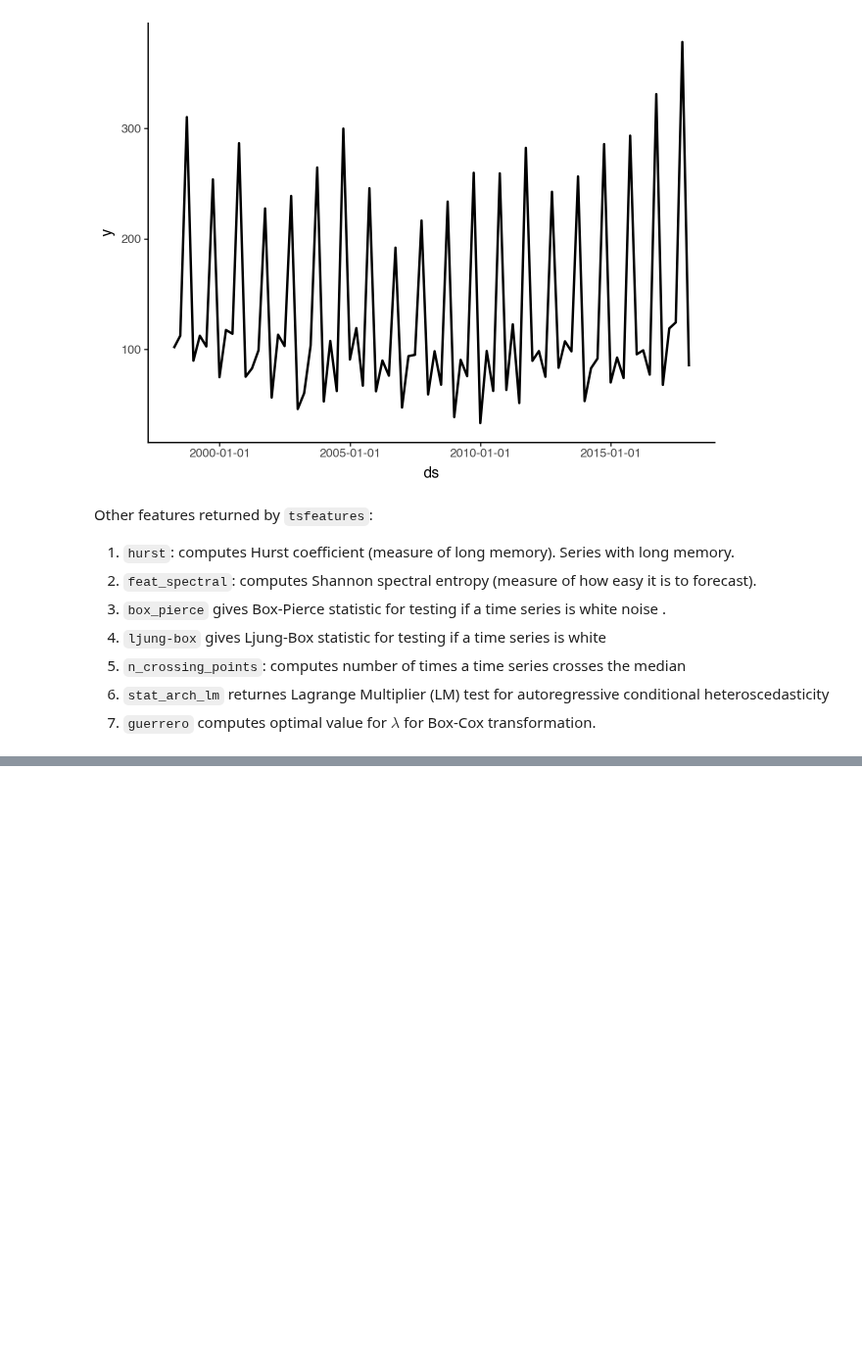
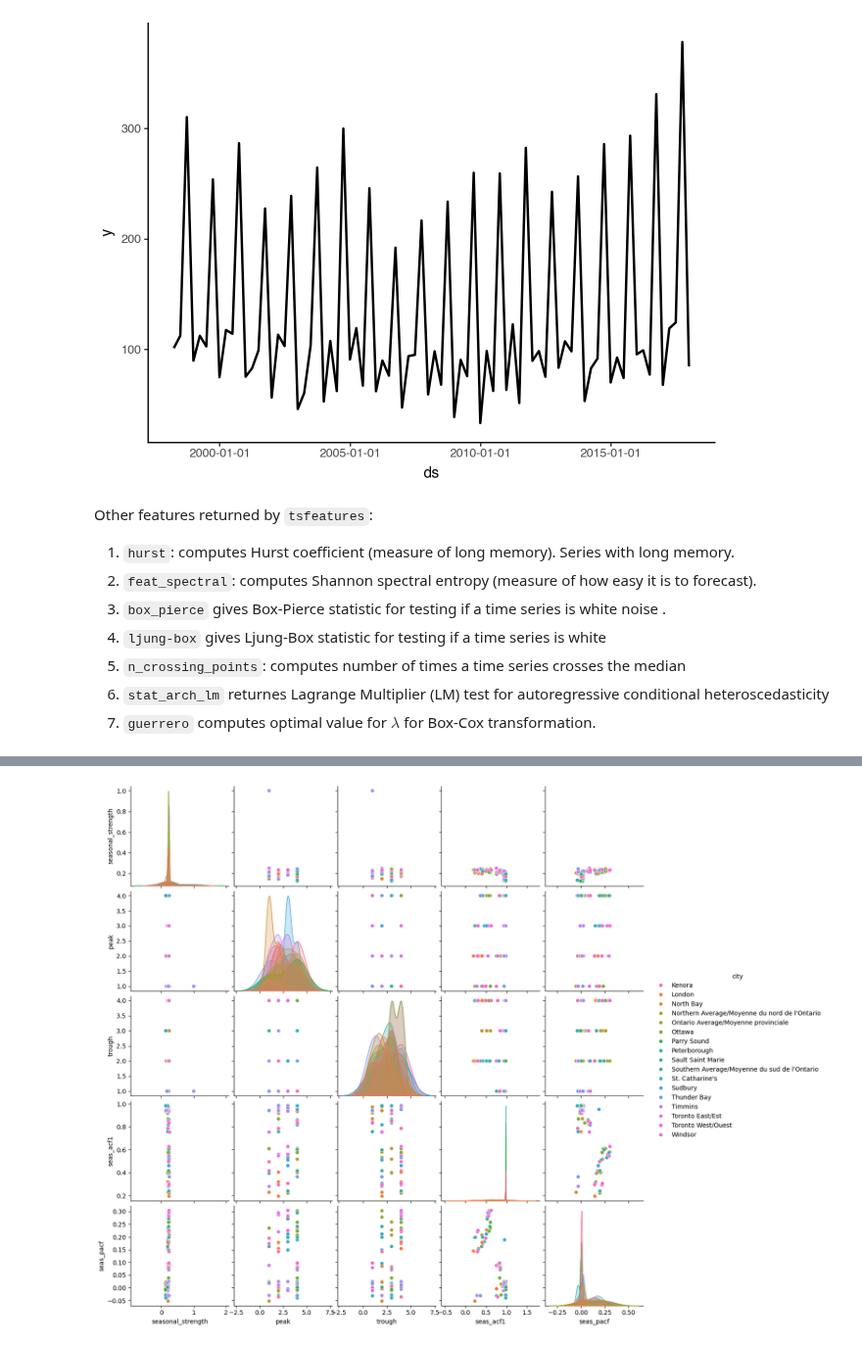
Before and after one commit to sebsciarra/gas_pump_prices, a Jupyter notebook: notebooks/chap4_time_series_features.ipynb, the cells around one changed output, grey strips where cells are left out. Shown at 98% size. Cells and saved outputs as stored; diff of their text form; code cells hidden in the pictures; blank space fills up the shorter version.

```diff
--- a/notebooks/chap4_time_series_features.ipynb
+++ b/notebooks/chap4_time_series_features.ipynb
@@ -197,4 +265,27 @@ Other features returned by `tsfeatures`:
 # %%
-df_ontario_gas = pd.read_csv('data/processed/data_ontario_gas.csv')
+df_ontario_gas = pd.read_csv('data/processed/data_ontario_gas_all.csv', parse_dates=["Date"])
+df_ontario_gas.rename(columns={'Date': 'ds',
+                               "price_2025": 'y'}, inplace=True)
+# combine fuel type + city
+df_ontario_gas['unique_id'] = df_ontario_gas['Fuel Type'] + '_' + df_ontario_gas['city']
 
-#
+all_features = [acf_features,
+    arch_stat,
+    crossing_points,
+    entropy,
+    flat_spots,
+    heterogeneity,
+    holt_parameters,
+    lumpiness,
+    nonlinearity,
+    pacf_features,
+    stl_features,
+    stability,
+    hw_parameters,
+    unitroot_kpss,
+    unitroot_pp,
+    series_length,
+    hurst]
+
+all_feat = tsfeatures(df_ontario_gas, freq=4, features=all_features)
+all_feat[["fuel_type", "city"]] = all_feat["unique_id"].str.split("_", n=1, expand=True)
@@ -245,0 +292,8 @@ all_feat.head(10)
+# %%
+seasonal_feat = all_feat[["unique_id", "seasonal_strength", "peak", "trough", "seas_acf1", "seas_pacf"]].copy()
+seasonal_feat[["fuel_type", "city"]] = seasonal_feat["unique_id"].str.split("_", n=1, expand=True)
+
+g = sns.pairplot(seasonal_feat, hue="city")
+plt.show()
+# %% [output]
+[figure, added]
```
Also changed, not shown: parts of 8 cells of this notebook, 1 other file.
